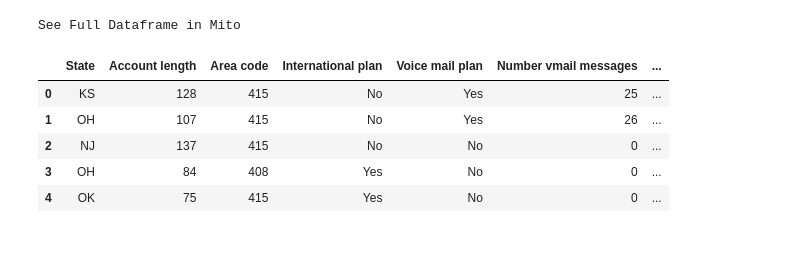
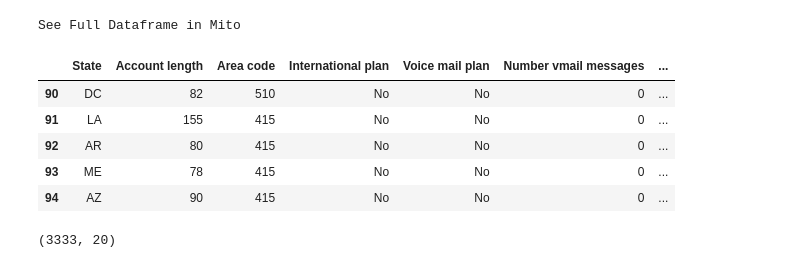
Before and after one commit to kulikofff/MLCourseAI, a Jupyter notebook: Topic 1/Pandas.ipynb, the cells around one changed output. Cells and saved outputs as stored; diff of their text form; code cells hidden in the pictures.

```diff
--- a/Topic 1/Pandas.ipynb
+++ b/Topic 1/Pandas.ipynb
@@ -3,15 +3,23 @@ import numpy as np
 import pandas as pd
 
 pd.set_option("display.precision", 2)
+# %%
+pd.set_option('display.max_columns', 100)
+pd.set_option('display.max_rows', 100)
 # %%
 DATA_URL = "https://raw.githubusercontent.com/Yorko/mlcourse.ai/main/data/"
 df = pd.read_csv(DATA_URL + "telecom_churn.csv")
 df.head()
+df[90:95]
 # %% [output]
 See Full Dataframe in Mito
 |  | State | Account length | Area code | International plan | Voice mail plan | Number vmail messages | ... |
-| 0 | KS | 128 | 415 | No | Yes | 25 | ... |
-| 1 | OH | 107 | 415 | No | Yes | 26 | ... |
-| 2 | NJ | 137 | 415 | No | No | 0 | ... |
-| 3 | OH | 84 | 408 | Yes | No | 0 | ... |
-| 4 | OK | 75 | 415 | Yes | No | 0 | ... |
+| 90 | DC | 82 | 510 | No | No | 0 | ... |
+| 91 | LA | 155 | 415 | No | No | 0 | ... |
+| 92 | AR | 80 | 415 | No | No | 0 | ... |
+| 93 | ME | 78 | 415 | No | No | 0 | ... |
+| 94 | AZ | 90 | 415 | No | No | 0 | ... |
+# %%
+print(df.shape)
+# %% [output]
+(3333, 20)
```
Also changed, not shown: parts of 23 cells of this notebook.
